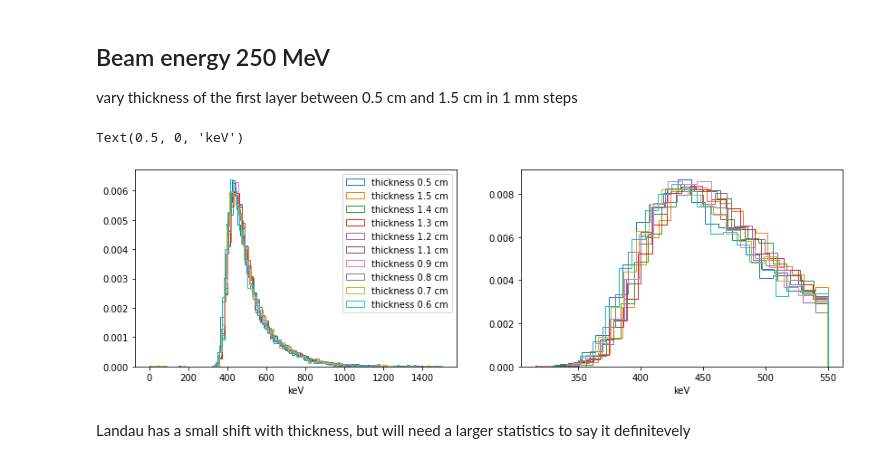
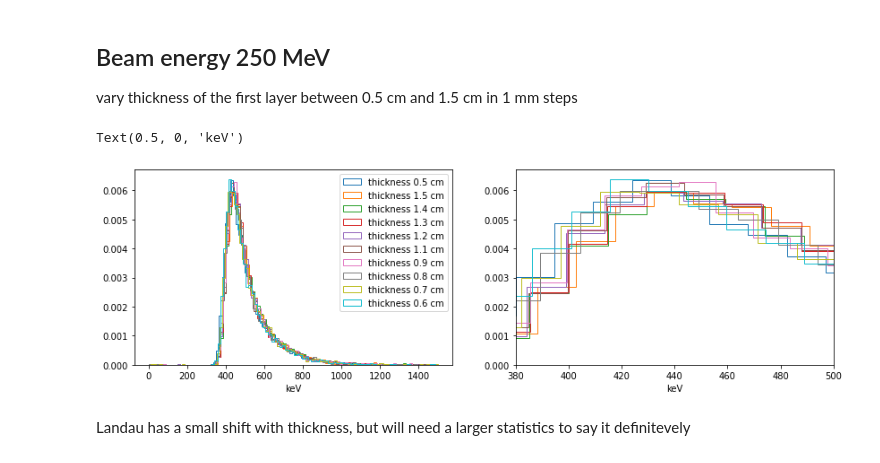
Before and after one commit to dmitryhits/ProtonBeamTherapy, a Jupyter notebook: nbs/21_analysis1.ipynb, the cells around one changed output. Cells and saved outputs as stored; diff of their text form; code cells hidden in the pictures.

```diff
--- a/nbs/21_analysis1.ipynb
+++ b/nbs/21_analysis1.ipynb
@@ -31,17 +33,18 @@ for t in th0:
 # %%
 fig0, (ax0, ax_0) = plt.subplots(1, 2, figsize=(14, 4))
 for i in range(10):
     __ = ax0.hist(edep[-i][edep[-i]<1500], bins=100, histtype='step', density=True,
                   label=f'thickness {round(th0[-i], 1)} cm')
 ax0.set_xlabel('keV')
 ax0.legend()
 for i in range(10):
-    __ = ax_0.hist(edep[-i][(300<edep[-i]) & (edep[-i]<550)], bins=20, histtype='step', density=True,
+    __ = ax_0.hist(edep[-i][edep[-i]<1500], bins=100, histtype='step', density=True,
                    label=f'thickness {round(th0[-i], 1)} cm')
+ax_0.set_xlim((380, 500))
 ax_0.set_xlabel('keV')
 # %% [output]
 Text(0.5, 0, 'keV')
-[figure, old version]
+[figure, new version]
 # %% [markdown]
 Landau has a small shift with thickness, but will need a larger statistics to say it definitevely
 # %%
```
Also changed, not shown: parts of 2 cells of this notebook, 3 other files.
